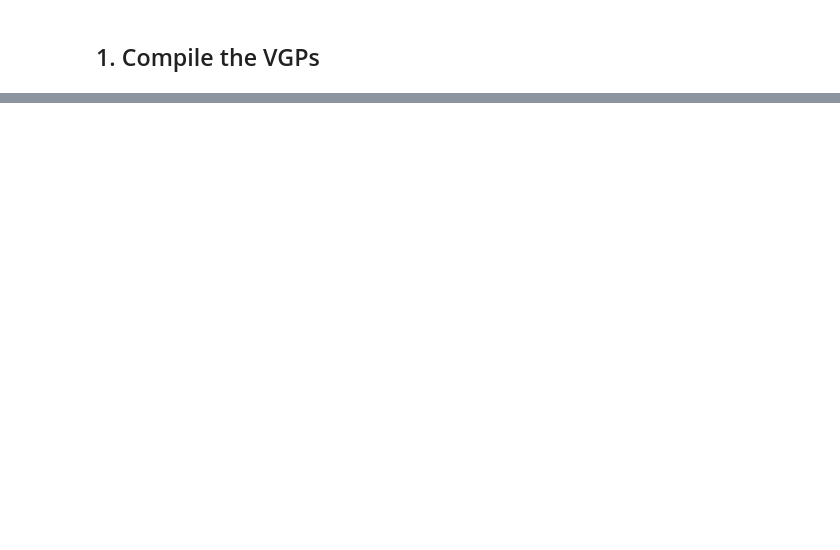
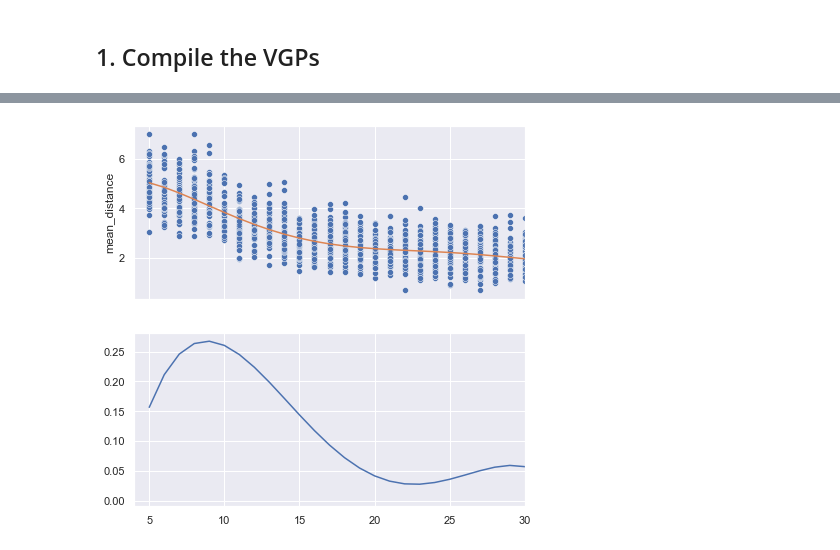
Before and after one commit to PolarWandering/Young_CEED, a Jupyter notebook: Cross-Validation.ipynb, the cells around one changed output, grey strips where cells are left out. Cells and saved outputs as stored; diff of their text form; code cells hidden in the pictures; blank space fills up the shorter version.

```diff
--- a/Cross-Validation.ipynb
+++ b/Cross-Validation.ipynb
@@ -185,0 +110,32 @@ sns.lineplot(x="window lenght", y="std_distance",
+# %%
+import matplotlib.pyplot as plt
+from scipy.interpolate import UnivariateSpline
+
+x = sorted(df['window_lenght'].unique())
+y = df.groupby('window_lenght')['mean_distance'].mean().to_numpy() # splines cannot have repeated X's
+
+s = UnivariateSpline(x, y, s = 1000, k = 5)
+
+xs = sorted(df['window_lenght'].unique())
+ys = s(xs)
+
+xsd = sorted(df['window_lenght'].unique())
+ysd = np.absolute(np.array([s.derivatives(x)[1] for x in xsd]))
+
+fig, axs = plt.subplots(2, sharex =True, figsize=(7,7))
+
+sns.set_theme(style="darkgrid")
+
+sns.scatterplot(x="window_lenght", y="mean_distance",
+             data=df,
+             ax = axs[0], legend = True, palette='GnBu_d')
+
+axs[0].plot(x, y, '.')
+axs[0].plot(xs, ys)
+axs[1].plot(xsd, ysd)
+
+axs[1].set_xlim(4,30)
+
+plt.show()
+# %% [output]
+[figure, added]
```
Also changed, not shown: parts of 11 cells of this notebook.
